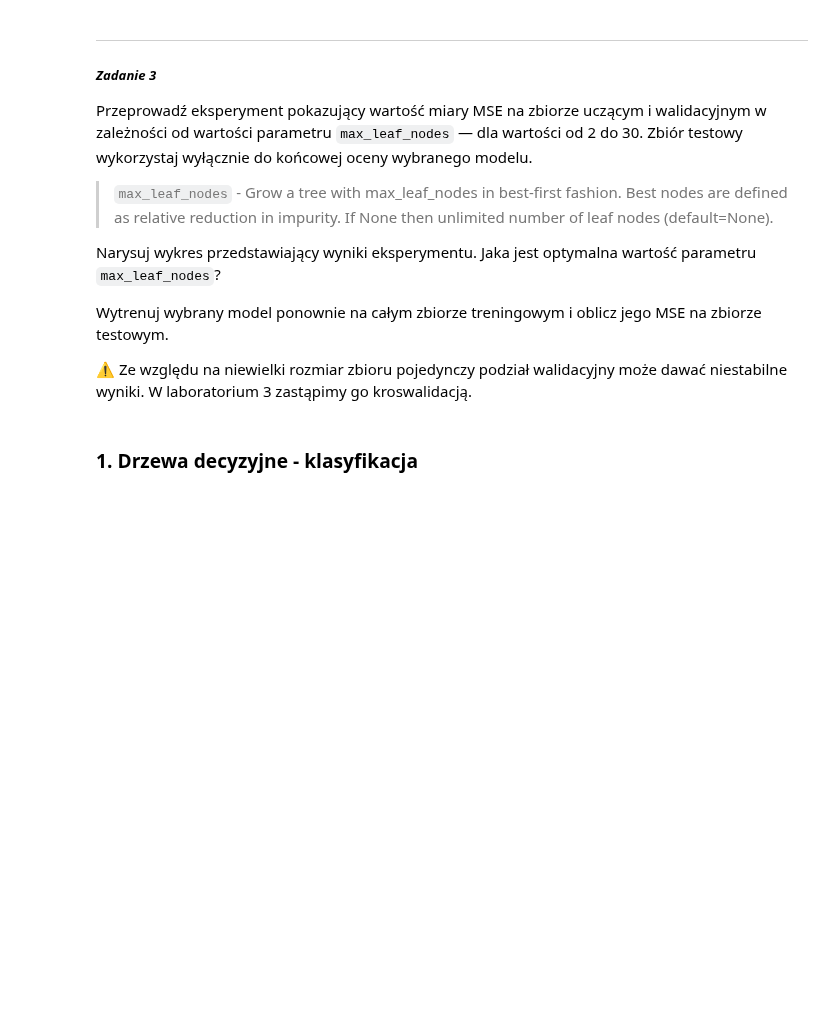
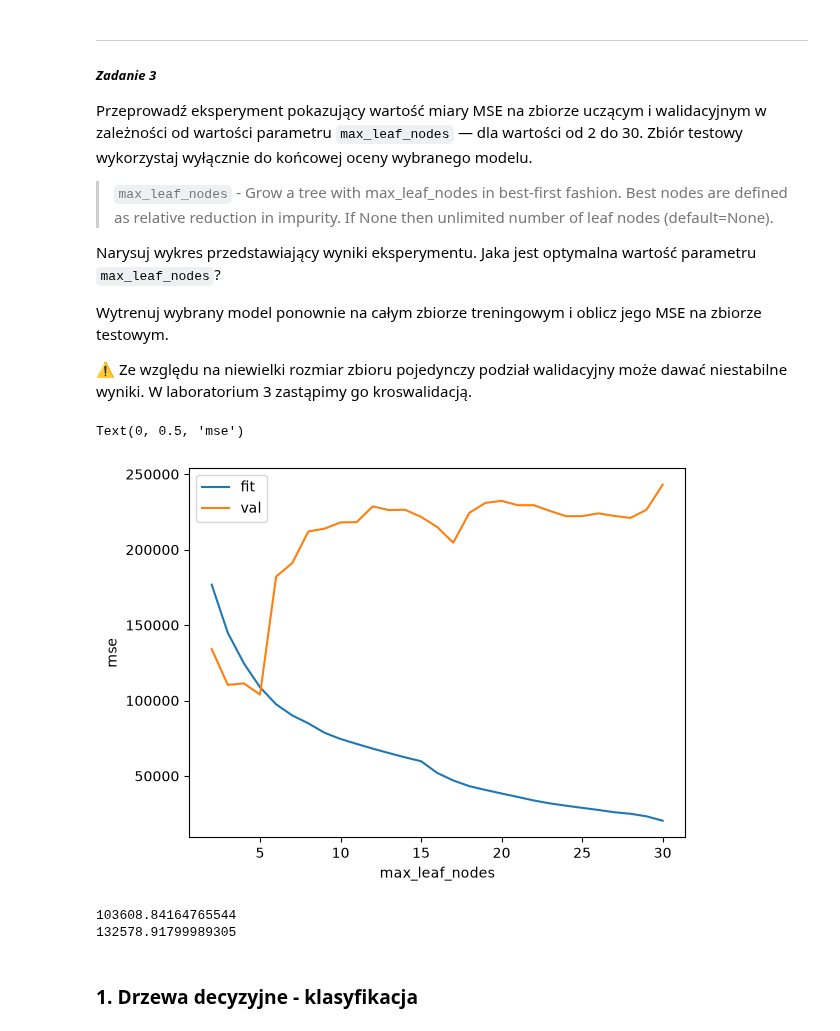
Before and after one commit to pkb-pmj/pw-sem5-ml, a Jupyter notebook: labs/lab02/lab02.ipynb, the cells around one changed output. Saved outputs shown, nothing was run; the diff lists cells and outputs as text; code cells hidden in the pictures; blank space fills up the shorter version.

```diff
--- a/labs/lab02/lab02.ipynb
+++ b/labs/lab02/lab02.ipynb
@@ -107,3 +104,34 @@ mse_val = []
+# %%
+from sklearn.metrics import mean_squared_error
+
+mse_fit = []
+mse_val = []
+
+max_leaf_nodes = list(range(2, 30+1))
+
+for m in range(2, 30+1):
+    Tree = tree.DecisionTreeRegressor(max_leaf_nodes=m, random_state=123)
+    Tree = Tree.fit(X_fit, y_fit)
+    mse_fit.append(mean_squared_error(y_fit, Tree.predict(X_fit)))
+    mse_val.append(mean_squared_error(y_val, Tree.predict(X_val)))
+
+plt.plot(max_leaf_nodes, mse_fit, label="fit")
+plt.plot(max_leaf_nodes, mse_val, label="val")
+plt.legend()
+plt.xlabel("max_leaf_nodes")
+plt.ylabel("mse")
+# %% [output]
+Text(0, 0.5, 'mse')
+[figure, added]
+# %%
+best_max_leaf_nodes = max_leaf_nodes[np.argmin(mse_val)]
+best_tree = tree.DecisionTreeRegressor(max_leaf_nodes=best_max_leaf_nodes, random_state=123)
+best_tree = best_tree.fit(X_train, y_train)
+print(mean_squared_error(y_train, best_tree.predict(X_train)))
+print(mean_squared_error(y_test, best_tree.predict(X_test)))
+# %% [output]
+103608.84164765544
+132578.91799989305
 # %% [markdown]
 ### 1. Drzewa decyzyjne - klasyfikacja
 # %%
```
Also changed, not shown: parts of 12 cells of this notebook.
